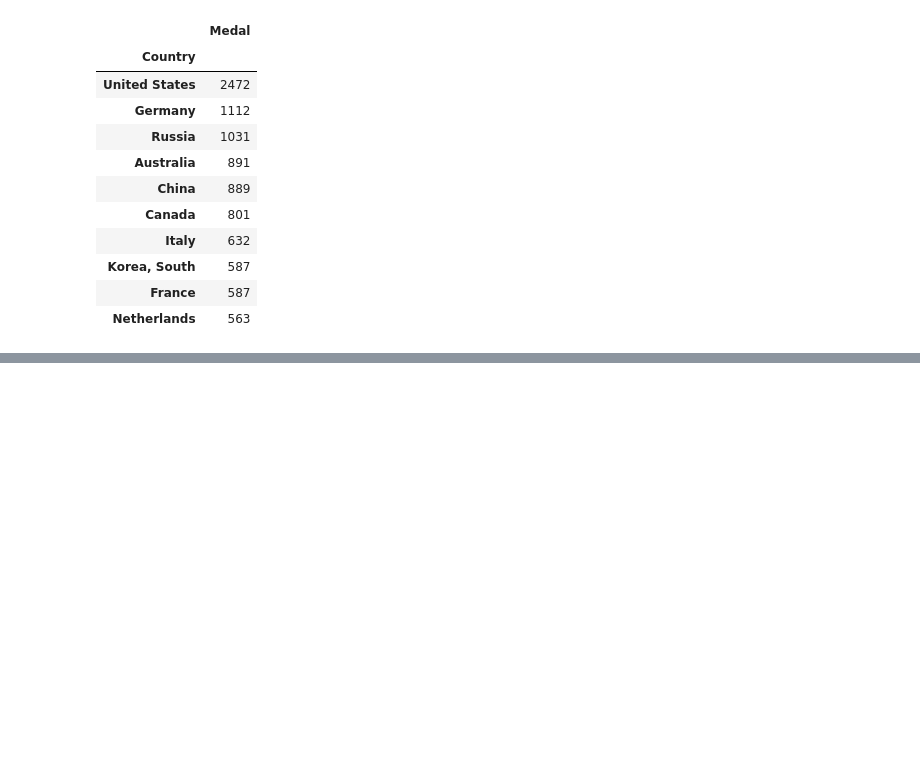
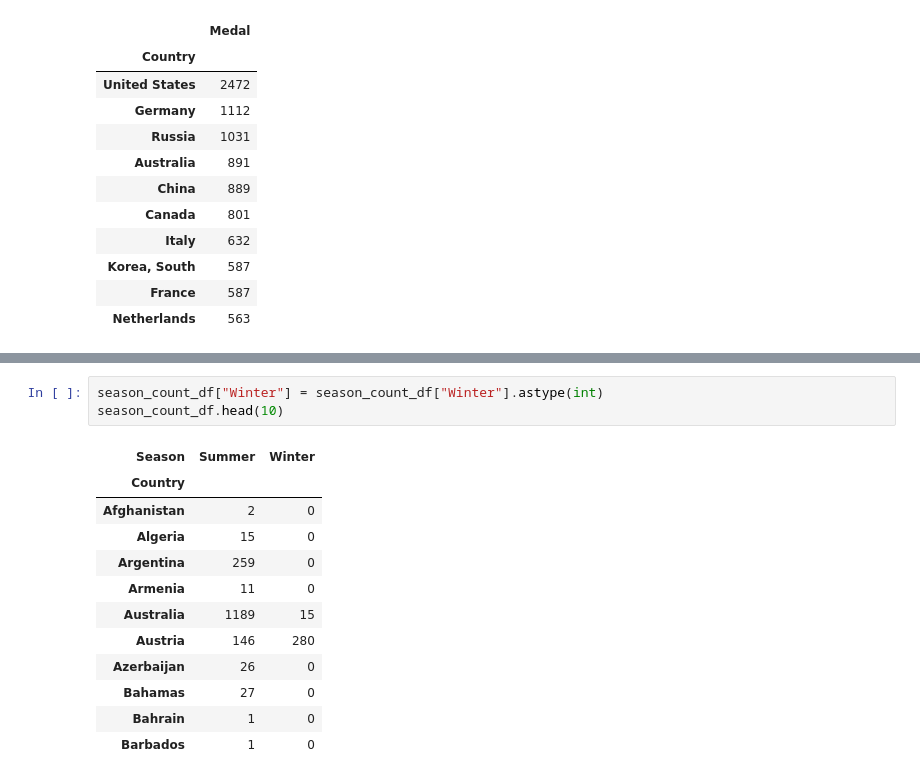
Before and after one commit to TomHogie/notebook, a Jupyter notebook: MULTIPLECSV.ipynb, the cells around one changed output, grey strips where cells are left out. Cells and saved outputs as stored; diff of their text form; blank space fills up the shorter version.

```diff
--- a/MULTIPLECSV.ipynb
+++ b/MULTIPLECSV.ipynb
@@ -114,0 +128,16 @@ all_count_df.head(10)
+# %%
+season_count_df["Winter"] = season_count_df["Winter"].astype(int)
+season_count_df.head(10)
+# %% [output]
+| Season | Summer | Winter |
+| Country |  |  |
+| Afghanistan | 2 | 0 |
+| Algeria | 15 | 0 |
+| Argentina | 259 | 0 |
+| Armenia | 11 | 0 |
+| Australia | 1189 | 15 |
+| Austria | 146 | 280 |
+| Azerbaijan | 26 | 0 |
+| Bahamas | 27 | 0 |
+| Bahrain | 1 | 0 |
+| Barbados | 1 | 0 |
```
Also changed, not shown: parts of 3 cells of this notebook.
